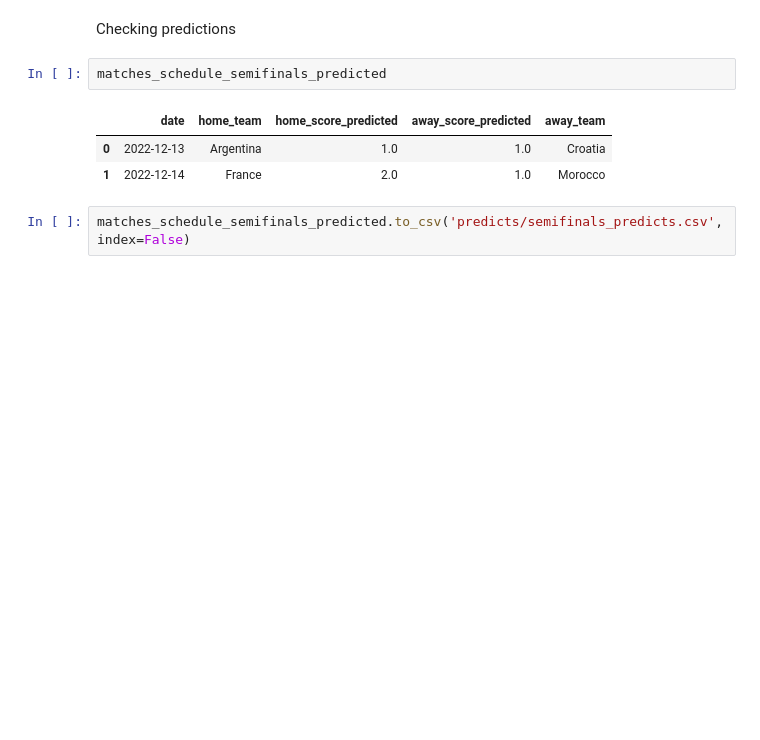
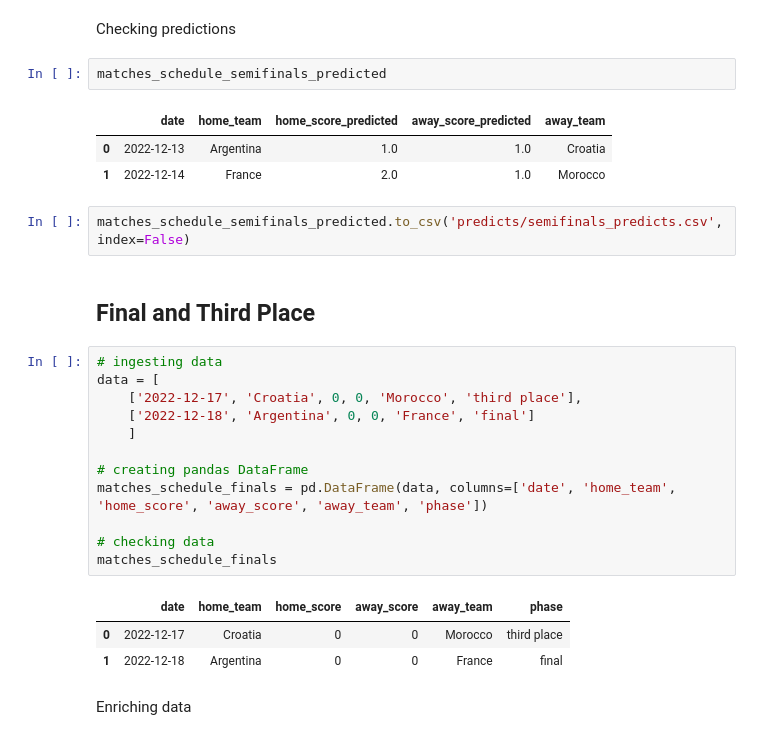
Before and after one commit to rafabandoni/world-cup-22-predict, a Jupyter notebook: predict_worldcup22.ipynb, the cells around one changed output. Cells and saved outputs as stored; diff of their text form; blank space fills up the shorter version.

```diff
--- a/predict_worldcup22.ipynb
+++ b/predict_worldcup22.ipynb
@@ -918,3 +918,23 @@ matches_schedule_semifinals_predicted
 | 1 | 2022-12-14 | France | 2.0 | 1.0 | Morocco |
 # %%
 matches_schedule_semifinals_predicted.to_csv('predicts/semifinals_predicts.csv', index=False)
+# %% [markdown]
+## Final and Third Place
+# %%
+# ingesting data
+data = [
+    ['2022-12-17', 'Croatia', 0, 0, 'Morocco', 'third place'],
+    ['2022-12-18', 'Argentina', 0, 0, 'France', 'final']
+    ]
+
+# creating pandas DataFrame
+matches_schedule_finals = pd.DataFrame(data, columns=['date', 'home_team', 'home_score', 'away_score', 'away_team', 'phase'])
+
+# checking data
+matches_schedule_finals
+# %% [output]
+|  | date | home_team | home_score | away_score | away_team | phase |
+| 0 | 2022-12-17 | Croatia | 0 | 0 | Morocco | third place |
+| 1 | 2022-12-18 | Argentina | 0 | 0 | France | final |
+# %% [markdown]
+Enriching data
```
Also changed, not shown: parts of 8 cells of this notebook, 1 other file.
